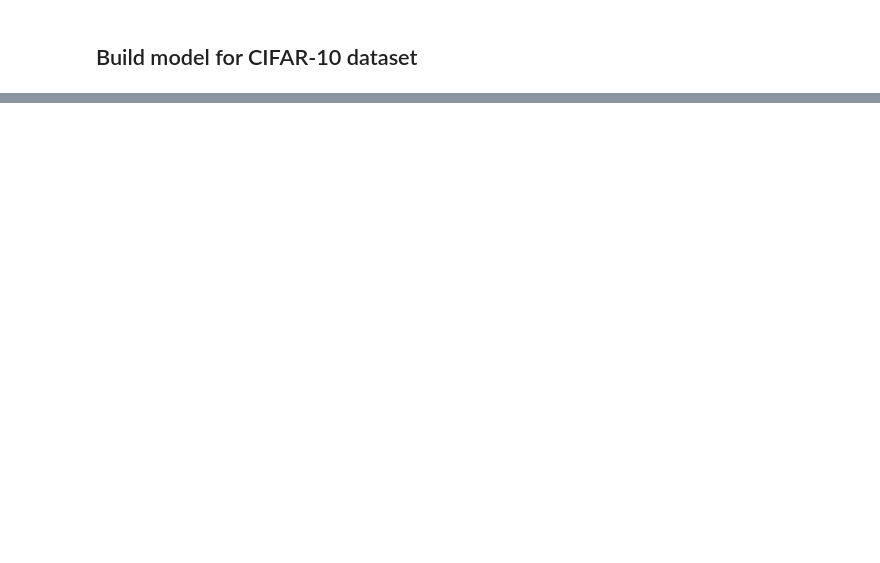
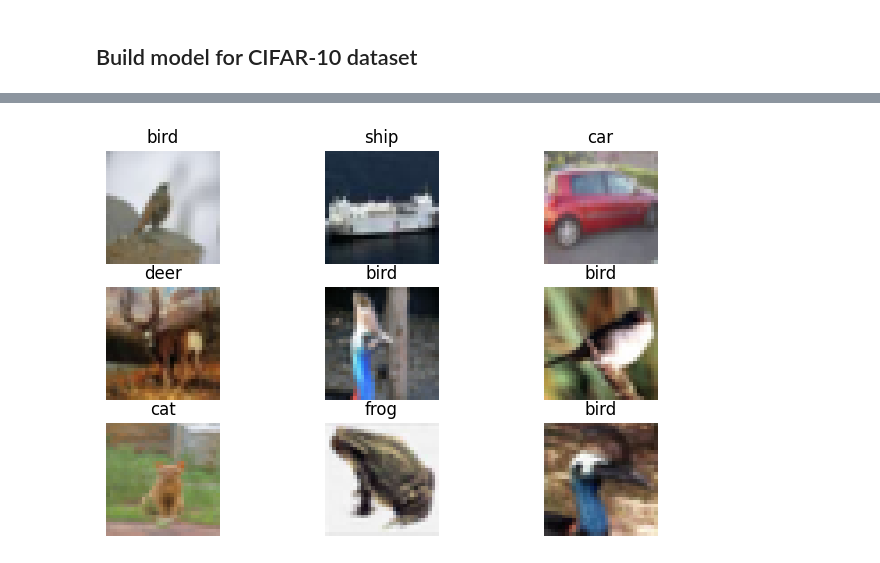
Before and after one commit to galois1915/Computer-vision, a Jupyter notebook: CNN_TensorFlow.ipynb, the cells around one changed output, grey strips where cells are left out. Drawn from its saved outputs; the diff is of its cells as text; code cells hidden in the pictures; blank space fills up the shorter version.

```diff
--- a/CNN_TensorFlow.ipynb
+++ b/CNN_TensorFlow.ipynb
@@ -122,2 +188,4 @@ plt.show()
 # %% [markdown]
 ## Build model for CIFAR-10 dataset
+# %%
+(x_train,y_train),(x_test,y_test) = keras.datasets.cifar10.load_data()
@@ -123,0 +195,22 @@ plt.show()
+# %%
+x_train = x_train.astype(np.float32) / 255.0
+x_test = x_test.astype(np.float32) / 255.0
+classes = ('plane', 'car', 'bird', 'cat',
+           'deer', 'dog', 'frog', 'horse', 'ship', 'truck')
+# %%
+figure = plt.figure(figsize=(8, 5))
+cols, rows = 3, 3
+for i in range(1, cols * rows + 1):
+    sample_idx = tf.random.uniform(shape=(),
+                                   minval=1,
+                                   maxval=len(x_train),
+                                   dtype=tf.int32).numpy()
+    img= x_train[sample_idx]
+    label = y_train[sample_idx]
+    figure.add_subplot(rows, cols, i)
+    plt.title(classes[label.item()])
+    plt.axis("off")
+    plt.imshow(img, cmap="gray")
+plt.show()
+# %% [output]
+[figure, added]
```
Also changed, not shown: parts of 12 cells of this notebook, 5 other files.
